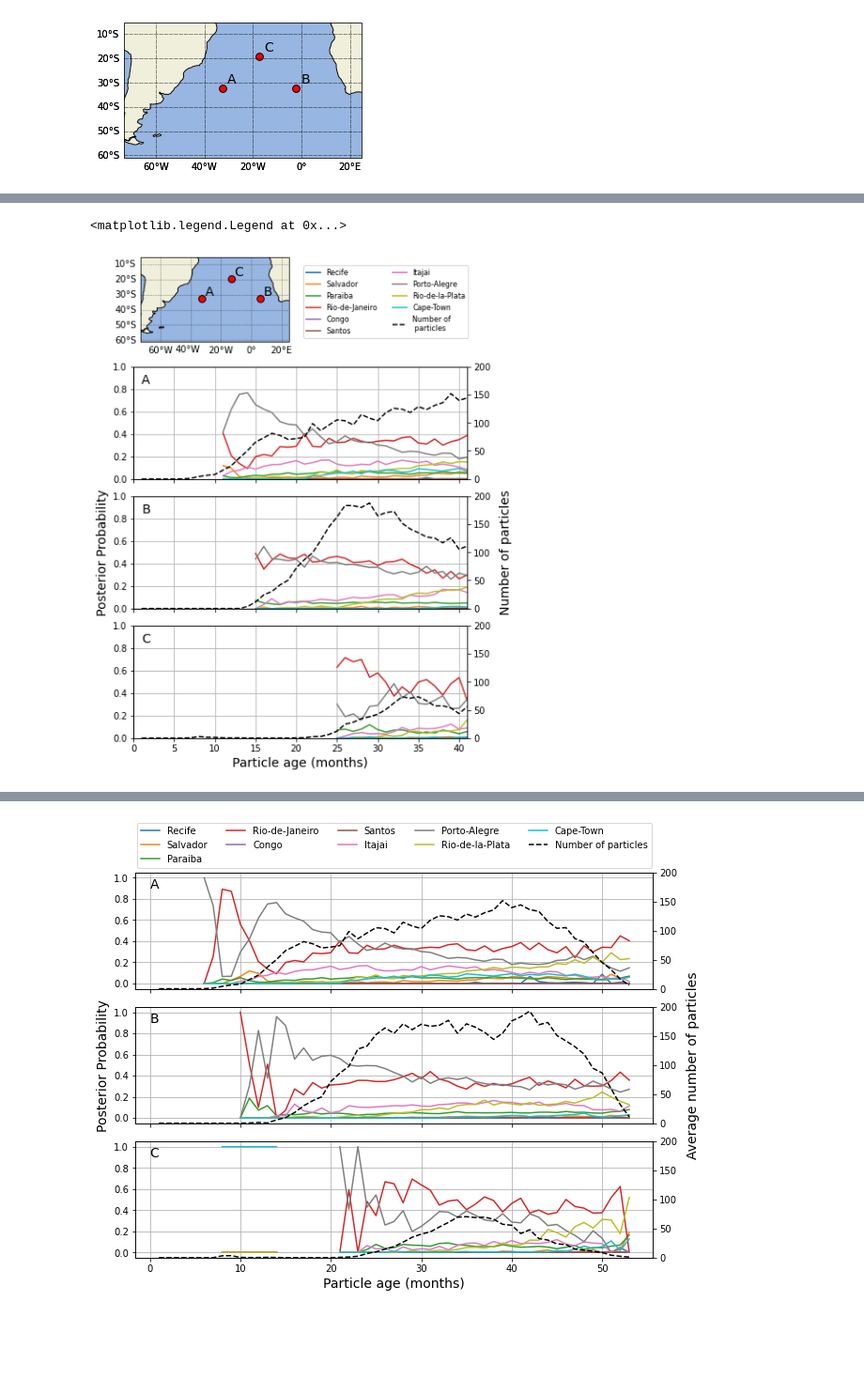
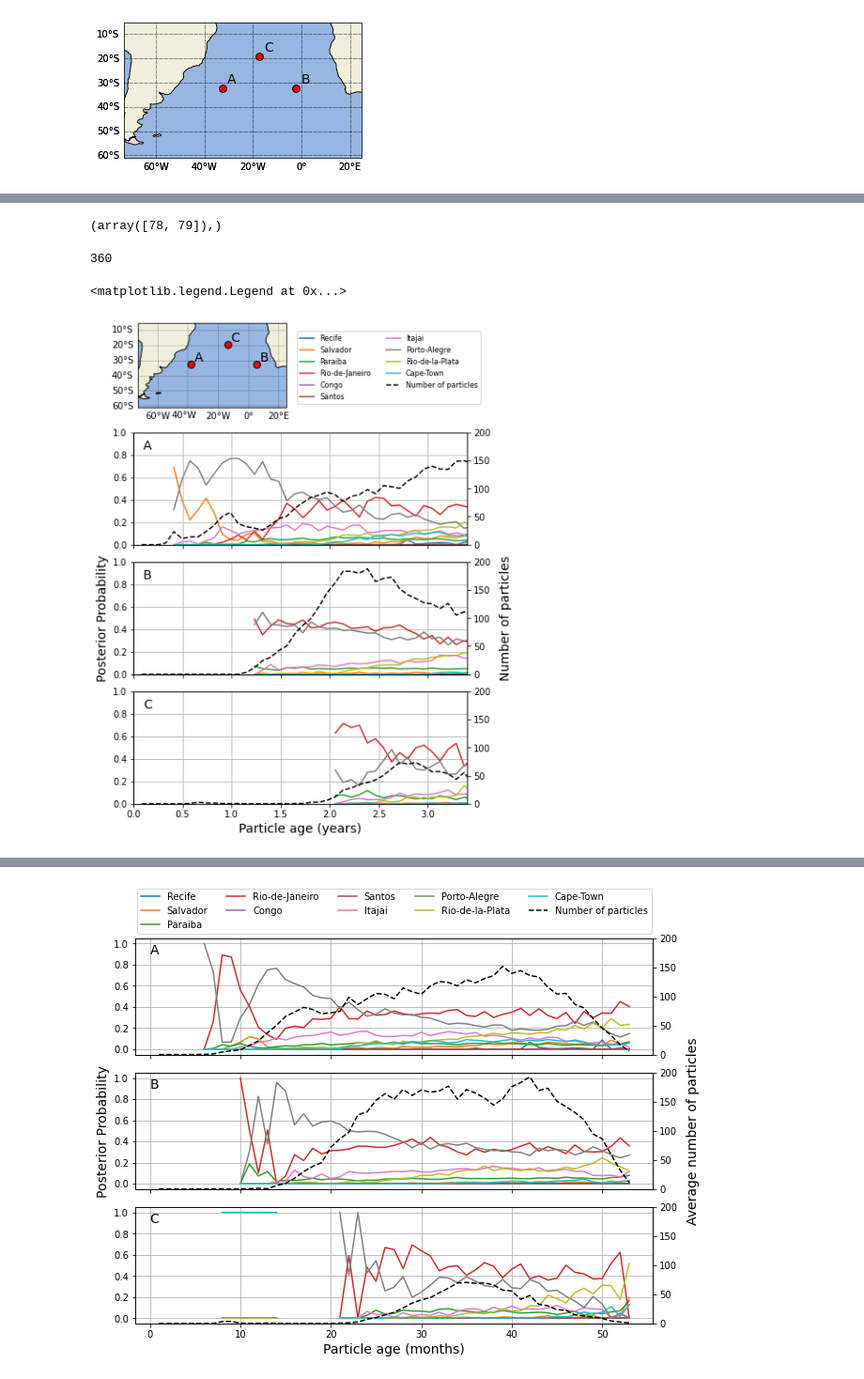
Before and after one commit to OceanParcels/BayesianAnalysis_SouthAtlantic, a Jupyter notebook: notebooks/article_plots.ipynb, the cells around one changed output, grey strips where cells are left out. Shown at 94% size. Saved outputs shown, nothing was run; the diff lists cells and outputs as text; code cells hidden in the pictures; blank space fills up the shorter version.

Commit message:
Modifications to article plots and computations related to article.

```diff
--- a/notebooks/article_plots.ipynb
+++ b/notebooks/article_plots.ipynb
@@ -270,10 +259,18 @@ Coordinates:
+# %%
+np.where(abs(posterior30['lon'] - 6.287) < 1)
+# %% [output]
+(array([78, 79]),)
+# %%
+12*30
+# %% [output]
+360
 # %%
 min_particle_cond = 10
 
-A = (40,47)
+A = (35,47)
 B = (78,47)
 C = (59,60)
-time = np.linspace(1,53, 53)
+time = np.linspace(1, 53, 53)*30/365
 
 fig = plt.figure(figsize=(6.5,8), constrained_layout=True)
 gs = fig.add_gridspec(4, 2, wspace=0.05, height_ratios=[0.2]+[0.8/3]*3)
@@ -320,42 +317,44 @@ for k,loc in enumerate(ordered_labels):
     b = posterior30[loc][:, B[0], B[1]].where(posterior30['counts'][:, B[0], B[1]]>min_particle_cond)
     c = posterior30[loc][:, C[0], C[1]].where(posterior30['counts'][:, C[0], C[1]]>min_particle_cond)
 
-    hdl = ax11.plot(time, a, '-',label=loc, color=f'C{k}')
+    hdl = ax11.plot(time, a, '-', label=loc, color=f'C{k}')
     ax21.plot(time, b, '-',label=loc, color=f'C{k}')
     ax31.plot(time, c, '-', label=loc, color=f'C{k}')
+
 
     handles.append(hdl[0])
 
 ax11_t = ax11.twinx()
 ax21_t = ax21.twinx()
 ax31_t = ax31.twinx()
 
-hdl_twin = ax11_t.plot(time, posterior30['counts'][:, A[0], A[1]], '--',label='Number of \n particles', c='k')
+hdl_twin = ax11_t.plot(time, posterior30['counts'][:, A[0], A[1]], '--',label='Number of particles', c='k')
 handles = handles + hdl_twin
+
 ax21_t.plot(time, posterior30['counts'][:,  B[0], B[1]], '--',label=loc, c='k')
 ax31_t.plot(time, posterior30['counts'][:,  C[0], C[1]], '--',label=loc, c='k')
 up_lim = 200
 ax11_t.set_ylim(0, up_lim)
 ax21_t.set_ylim(0, up_lim)
 ax31_t.set_ylim(0, up_lim)
-ax11_t.set_xlim(0, 41)
-ax21_t.set_xlim(0, 41)
-ax31_t.set_xlim(0, 41)
+ax11_t.set_xlim(0, 3.4)
+ax21_t.set_xlim(0, 3.4)
+ax31_t.set_xlim(0, 3.4)
 
 
 ax21_t.set_ylabel('Number of particles', fontsize=14, labelpad=10)
 ax21.set_ylabel('Posterior Probability', fontsize=14)
 
 ax11.grid(); ax21.grid(); ax31.grid()
 ax11.set_ylim(0,1); ax21.set_ylim(0,1); ax31.set_ylim(0,1);
 
-ax11.text(1, 0.85, 'A', fontsize=14)
-ax21.text(1, 0.85, 'B', fontsize=14)
-ax31.text(1, 0.85, 'C', fontsize=14)
-ax31.set_xlabel('Particle age (months)', fontsize=14)
+ax11.text(0.1, 0.85, 'A', fontsize=14)
+ax21.text(0.1, 0.85, 'B', fontsize=14)
+ax31.text(0.1, 0.85, 'C', fontsize=14)
+ax31.set_xlabel('Particle age (years)', fontsize=14)
 
 ax01.legend(handles=handles, loc='lower center', ncol=2, fontsize=8)
 #plt.savefig('../article_figs/time_series_map', dpi=300)
 # %% [output]
 <matplotlib.legend.Legend at 0x...>
-[figure, old version]
+[figure, new version]
```
Also changed, not shown: parts of 7 cells of this notebook, 3 other files.
